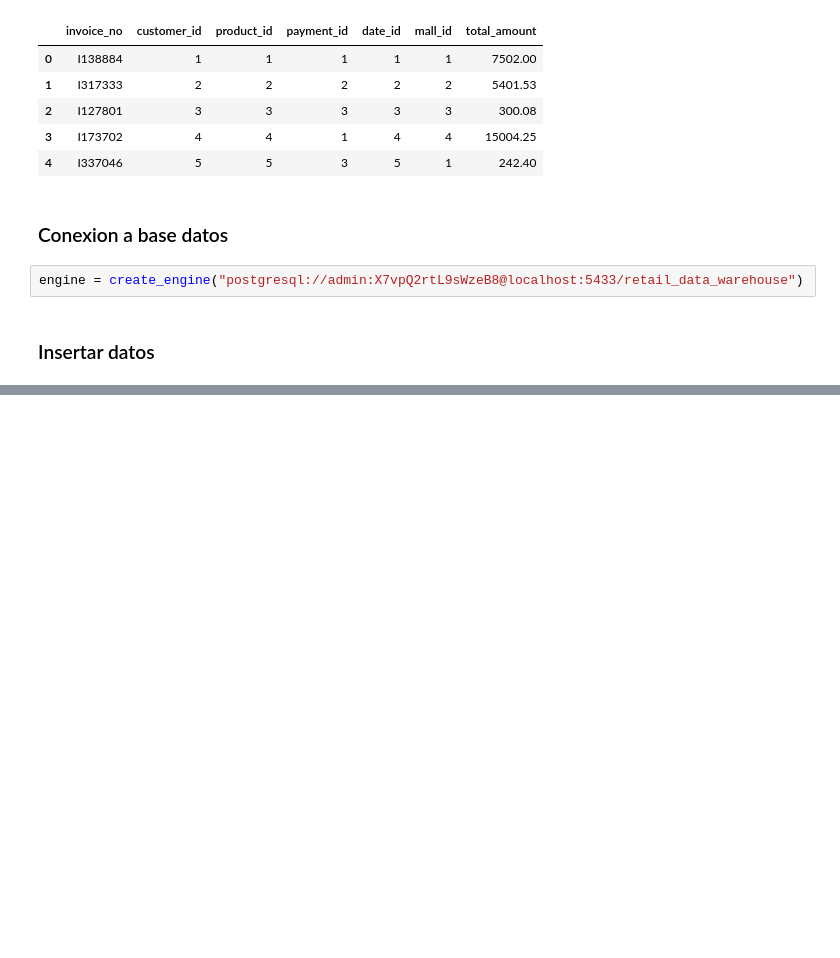
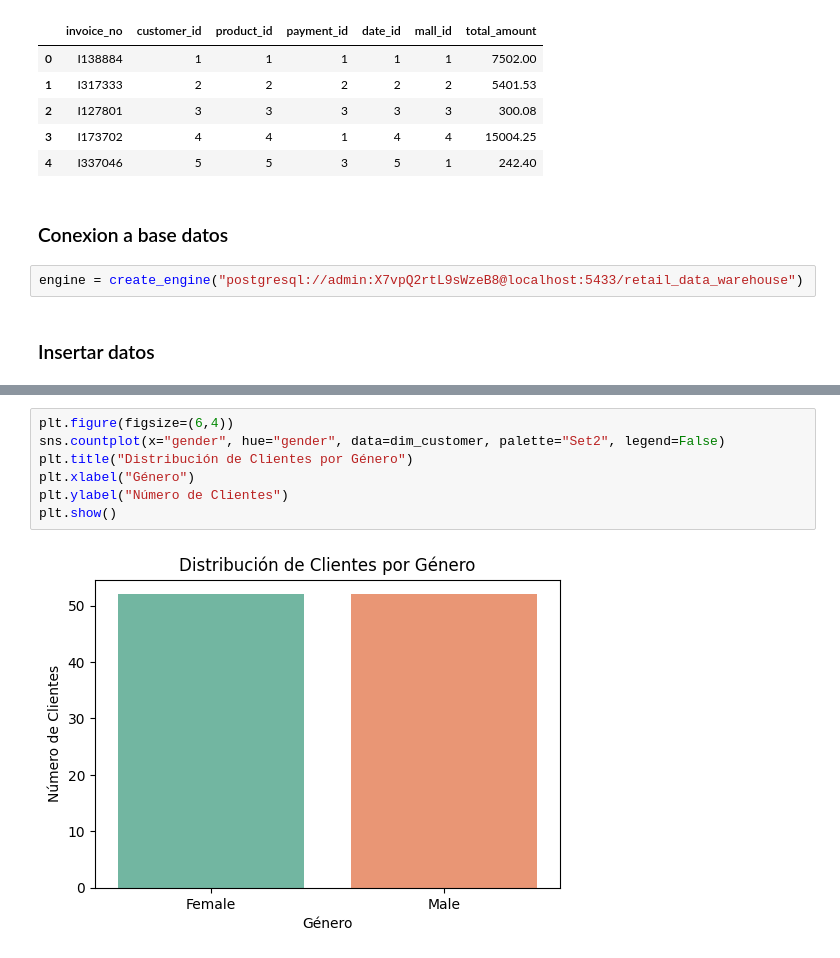
Before and after one commit to Jean-Carlos-L/retail-data-warehouse, a Jupyter notebook: index.ipynb, the cells around one changed output, grey strips where cells are left out. Cells and saved outputs as stored; diff of their text form; blank space fills up the shorter version.

Commit message:
se agregaron la visualización de las gráficas

```diff
--- a/index.ipynb
+++ b/index.ipynb
@@ -277,0 +297,9 @@ fact_sales.to_sql('fact_sales', engine, if_exists='replace', index=False)
+# %%
+plt.figure(figsize=(6,4))
+sns.countplot(x="gender", hue="gender", data=dim_customer, palette="Set2", legend=False)
+plt.title("Distribución de Clientes por Género")
+plt.xlabel("Género")
+plt.ylabel("Número de Clientes")
+plt.show()
+# %% [output]
+[figure, added]
```
Also changed, not shown: parts of 21 cells of this notebook.
